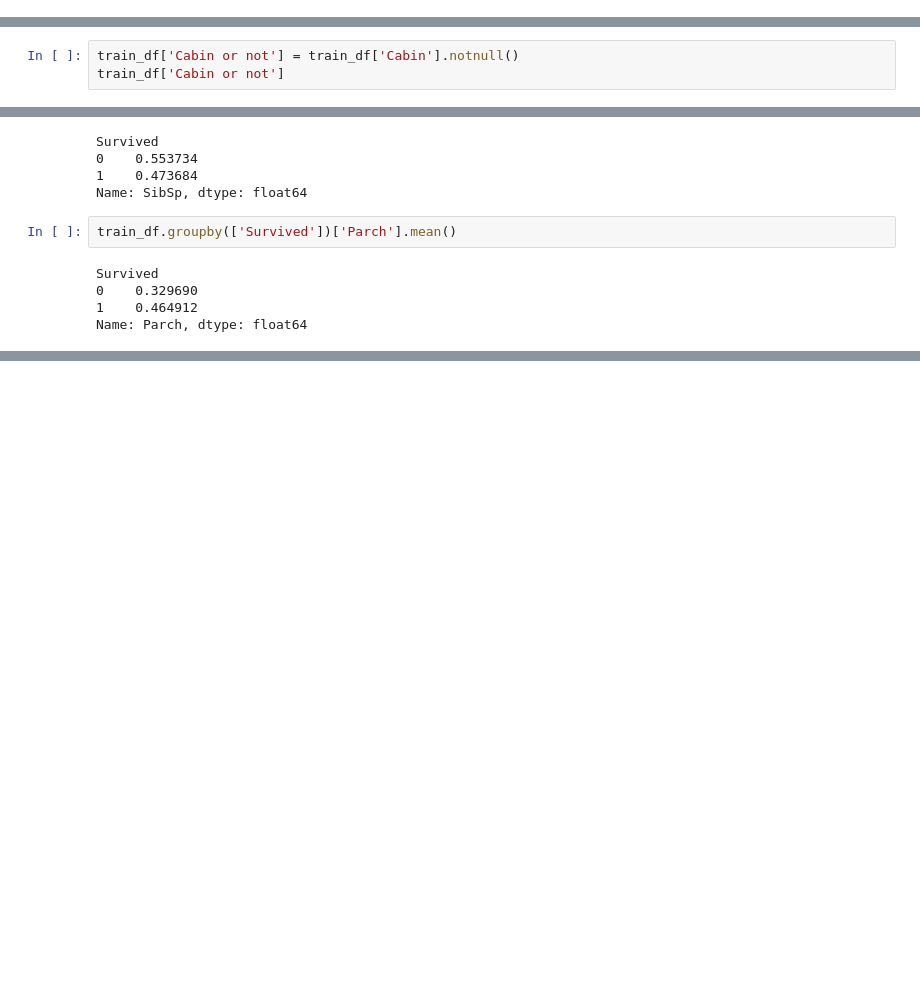
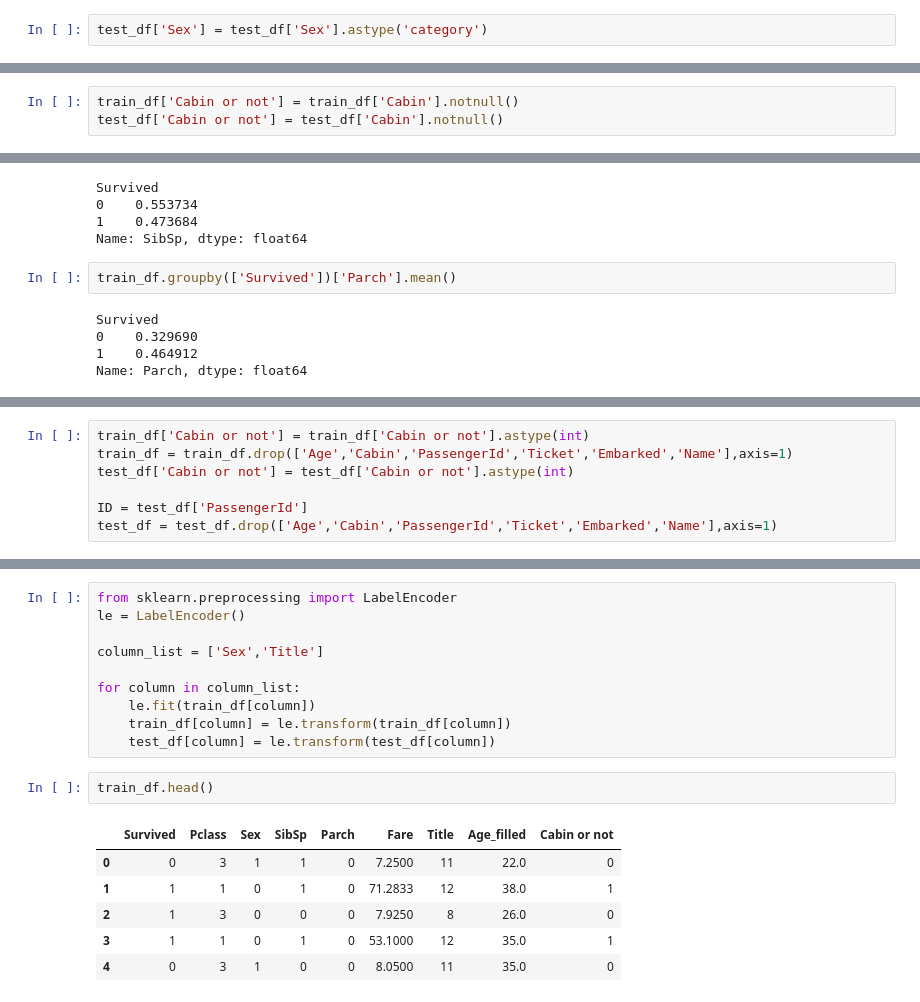
Before and after one commit to ArttuLinden/Titanic_survivor_analysis, a Jupyter notebook: Titanic_survivor_analysis.ipynb, the cells around one changed output, grey strips where cells are left out. Cells and saved outputs as stored; diff of their text form; blank space fills up the shorter version.

```diff
--- a/Titanic_survivor_analysis.ipynb
+++ b/Titanic_survivor_analysis.ipynb
@@ -58,0 +166,2 @@ train_df.describe()
+# %%
+test_df['Sex'] = test_df['Sex'].astype('category')
@@ -60,4 +189,4 @@ train_df.describe()
 ### Does owning a cabin affect survival??
 # %%
 train_df['Cabin or not'] = train_df['Cabin'].notnull()
-train_df['Cabin or not']
+test_df['Cabin or not'] = test_df['Cabin'].notnull()
@@ -144,0 +369,7 @@ x =
+# %%
+train_df['Cabin or not'] = train_df['Cabin or not'].astype(int)
+train_df = train_df.drop(['Age','Cabin','PassengerId','Ticket','Embarked','Name'],axis=1)
+test_df['Cabin or not'] = test_df['Cabin or not'].astype(int)
+
+ID = test_df['PassengerId']
+test_df = test_df.drop(['Age','Cabin','PassengerId','Ticket','Embarked','Name'],axis=1)
@@ -144,0 +413,19 @@ x =
+# %%
+from sklearn.preprocessing import LabelEncoder
+le = LabelEncoder()
+
+column_list = ['Sex','Title']
+
+for column in column_list:
+    le.fit(train_df[column])
+    train_df[column] = le.transform(train_df[column])
+    test_df[column] = le.transform(test_df[column])
+# %%
+train_df.head()
+# %% [output]
+|  | Survived | Pclass | Sex | SibSp | Parch | Fare | Title | Age_filled | Cabin or not |
+| 0 | 0 | 3 | 1 | 1 | 0 | 7.2500 | 11 | 22.0 | 0 |
+| 1 | 1 | 1 | 0 | 1 | 0 | 71.2833 | 12 | 38.0 | 1 |
+| 2 | 1 | 3 | 0 | 0 | 0 | 7.9250 | 8 | 26.0 | 0 |
+| 3 | 1 | 1 | 0 | 1 | 0 | 53.1000 | 12 | 35.0 | 1 |
+| 4 | 0 | 3 | 1 | 0 | 0 | 8.0500 | 11 | 35.0 | 0 |
```
Also changed, not shown: parts of 63 cells of this notebook, 1 other file.
